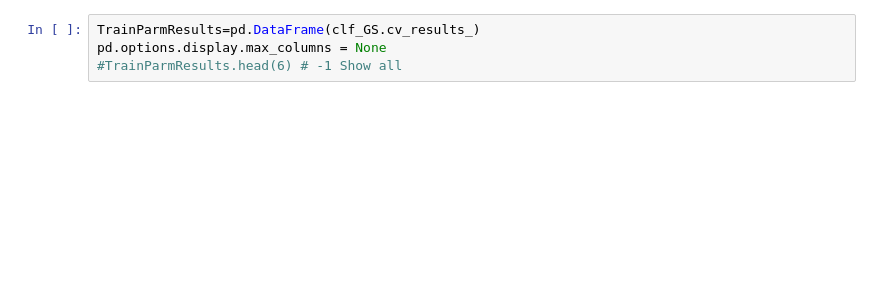
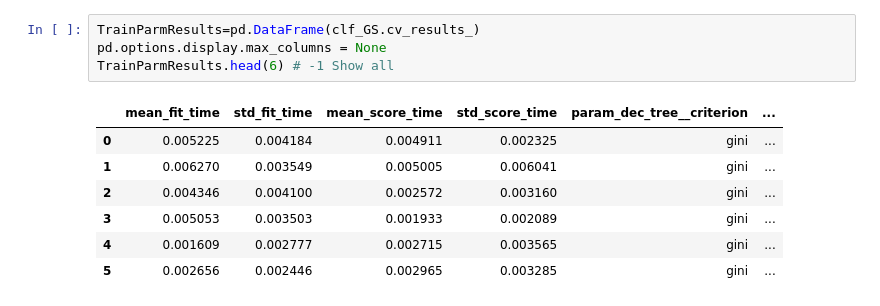
Before and after one commit to eldereng/JSEP-ClassSplitting, a Jupyter notebook: TreeStudy.ipynb, the cells around one changed output. Saved outputs shown, nothing was run; the diff lists cells and outputs as text; blank space fills up the shorter version.

```diff
--- a/TreeStudy.ipynb
+++ b/TreeStudy.ipynb
@@ -152,5 +159,13 @@ Accuracy: 0.8538587848932676
 # %%
 TrainParmResults=pd.DataFrame(clf_GS.cv_results_)
 pd.options.display.max_columns = None
-#TrainParmResults.head(6) # -1 Show all
+TrainParmResults.head(6) # -1 Show all
+# %% [output]
+|  | mean_fit_time | std_fit_time | mean_score_time | std_score_time | param_dec_tree__criterion | ... |
+| 0 | 0.005225 | 0.004184 | 0.004911 | 0.002325 | gini | ... |
+| 1 | 0.006270 | 0.003549 | 0.005005 | 0.006041 | gini | ... |
+| 2 | 0.004346 | 0.004100 | 0.002572 | 0.003160 | gini | ... |
+| 3 | 0.005053 | 0.003503 | 0.001933 | 0.002089 | gini | ... |
+| 4 | 0.001609 | 0.002777 | 0.002715 | 0.003565 | gini | ... |
+| 5 | 0.002656 | 0.002446 | 0.002965 | 0.003285 | gini | ... |
 # %%
```
Also changed, not shown: parts of 4 cells of this notebook, 1 other file.
